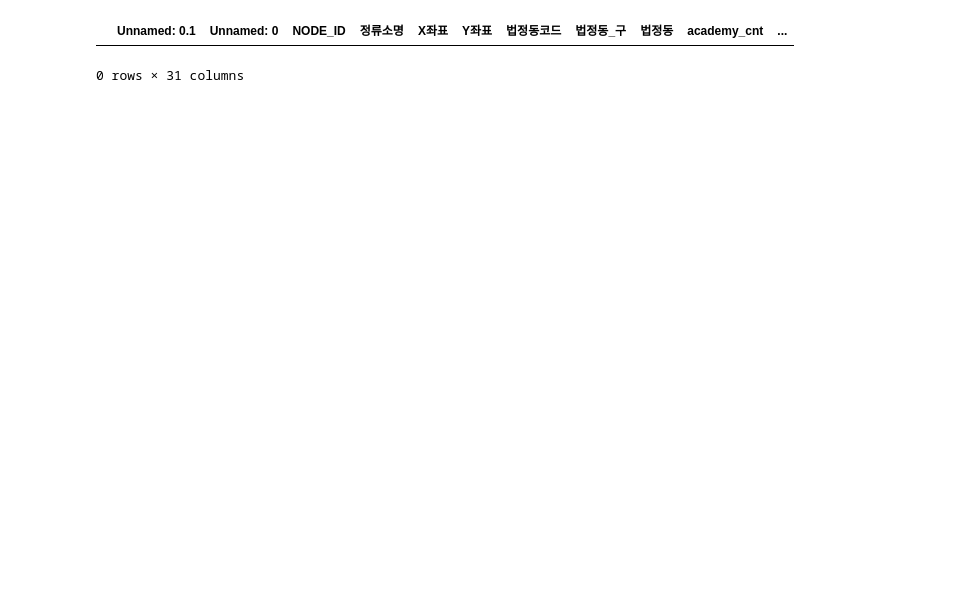
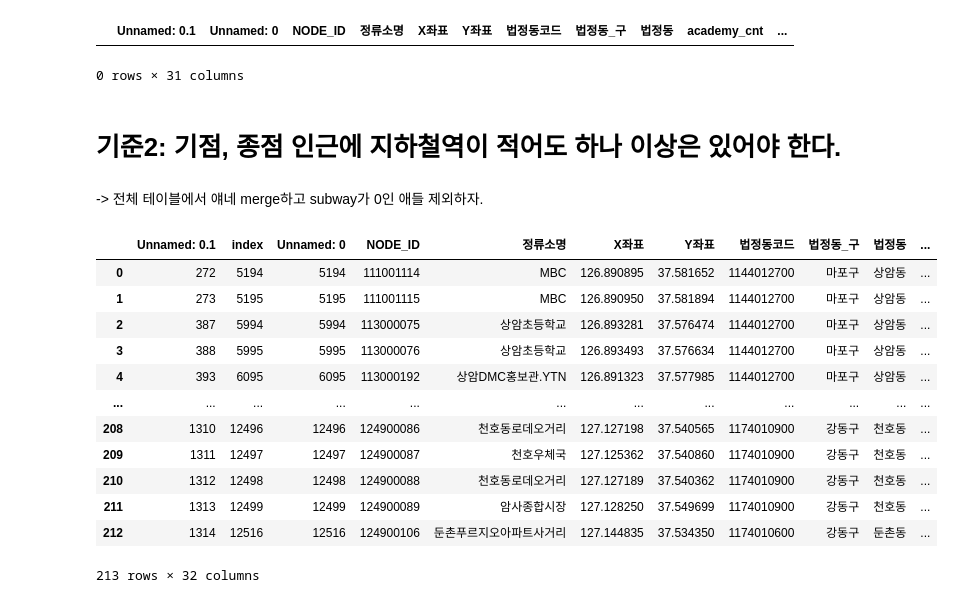
Before and after one commit to Mulcam-Finalproject3/Resurrection_Of_Squirrel_Bus, a Jupyter notebook: src/03_EDA2_기존노선분석.ipynb, the cells around one changed output. Drawn from its saved outputs; the diff is of its cells as text; code cells hidden in the pictures; blank space fills up the shorter version.

```diff
--- a/src/03_EDA2_기존노선분석.ipynb
+++ b/src/03_EDA2_기존노선분석.ipynb
@@ -186,0 +217,21 @@ drop_gu_cosine_daram_df
+# %% [markdown]
+# 기준2: 기점, 종점 인근에 지하철역이 적어도 하나 이상은 있어야 한다.
+# %% [markdown]
+-> 전체 테이블에서 얘네 merge하고 subway가 0인 애들 제외하자.
+# %%
+df = pd.read_csv('./Data/csv/선정기준1_정류장.csv')
+df
+# %% [output]
+|  | Unnamed: 0.1 | index | Unnamed: 0 | NODE_ID | 정류소명 | X좌표 | Y좌표 | 법정동코드 | 법정동_구 | 법정동 | ... |
+| 0 | 272 | 5194 | 5194 | 111001114 | MBC | 126.890895 | 37.581652 | 1144012700 | 마포구 | 상암동 | ... |
+| 1 | 273 | 5195 | 5195 | 111001115 | MBC | 126.890950 | 37.581894 | 1144012700 | 마포구 | 상암동 | ... |
+| 2 | 387 | 5994 | 5994 | 113000075 | 상암초등학교 | 126.893281 | 37.576474 | 1144012700 | 마포구 | 상암동 | ... |
+| 3 | 388 | 5995 | 5995 | 113000076 | 상암초등학교 | 126.893493 | 37.576634 | 1144012700 | 마포구 | 상암동 | ... |
+| 4 | 393 | 6095 | 6095 | 113000192 | 상암DMC홍보관.YTN | 126.891323 | 37.577985 | 1144012700 | 마포구 | 상암동 | ... |
+| ... | ... | ... | ... | ... | ... | ... | ... | ... | ... | ... | ... |
+| 208 | 1310 | 12496 | 12496 | 124900086 | 천호동로데오거리 | 127.127198 | 37.540565 | 1174010900 | 강동구 | 천호동 | ... |
+| 209 | 1311 | 12497 | 12497 | 124900087 | 천호우체국 | 127.125362 | 37.540860 | 1174010900 | 강동구 | 천호동 | ... |
+| 210 | 1312 | 12498 | 12498 | 124900088 | 천호동로데오거리 | 127.127189 | 37.540362 | 1174010900 | 강동구 | 천호동 | ... |
+| 211 | 1313 | 12499 | 12499 | 124900089 | 암사종합시장 | 127.128250 | 37.549699 | 1174010900 | 강동구 | 천호동 | ... |
+| 212 | 1314 | 12516 | 12516 | 124900106 | 둔촌푸르지오아파트사거리 | 127.144835 | 37.534350 | 1174010600 | 강동구 | 둔촌동 | ... |
+213 rows × 32 columns
```
Also changed, not shown: parts of 8 cells of this notebook, 3 other files.
